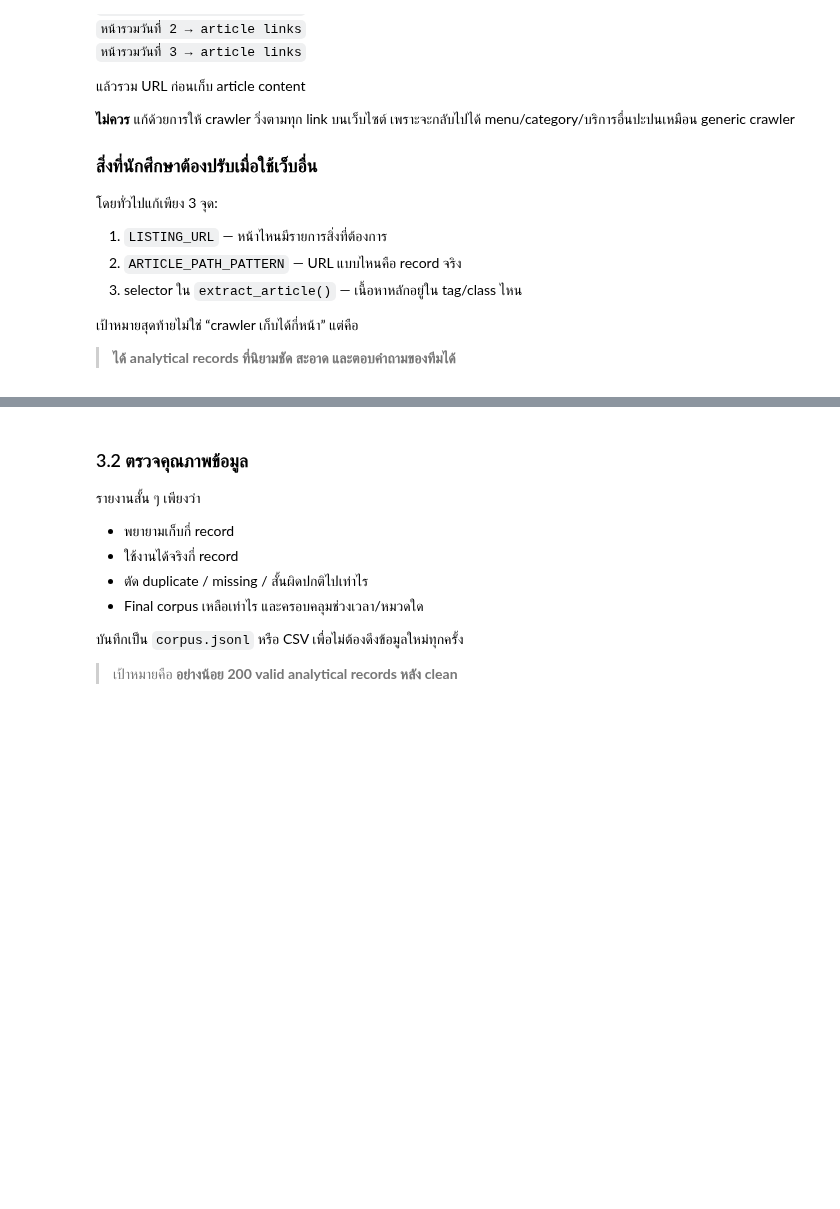
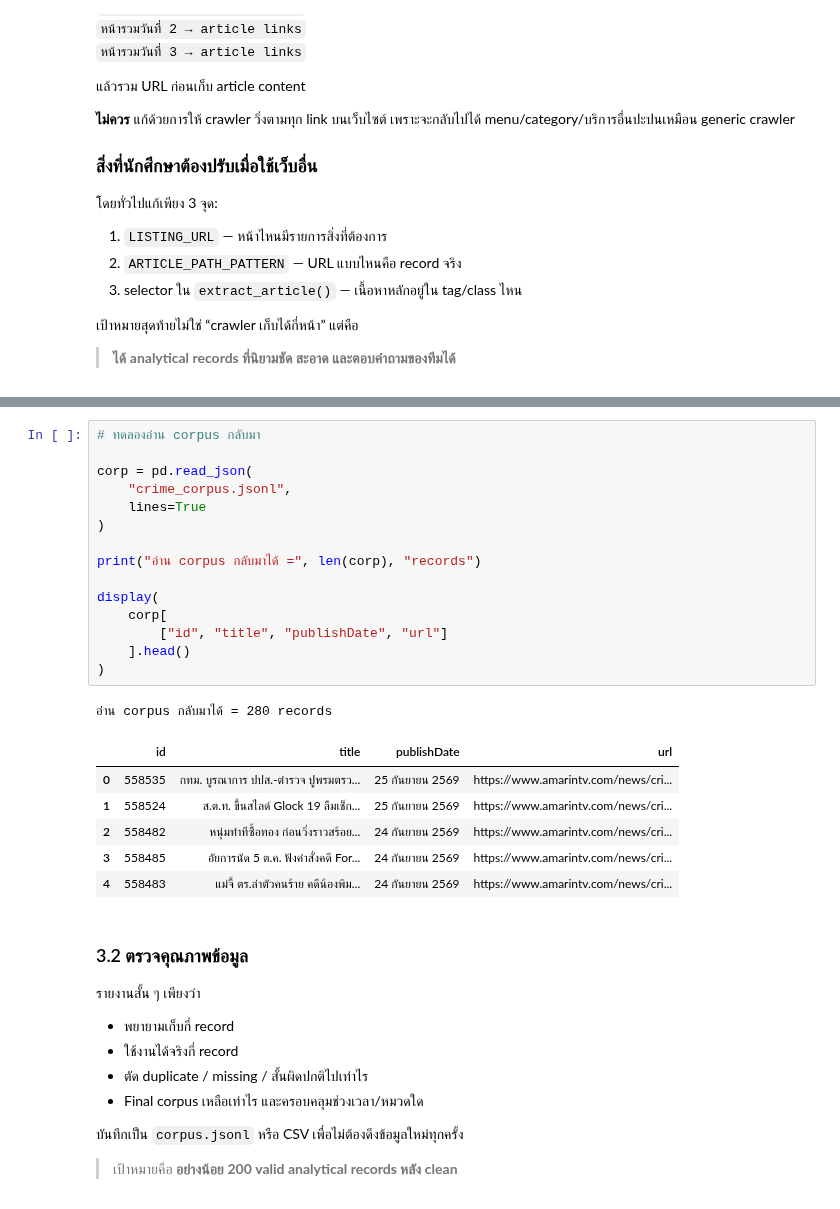
Before and after one commit to doperjerr/Project1-Text_Analytics69, a Jupyter notebook: project1_text_analytics69.ipynb, the cells around one changed output, grey strips where cells are left out. Saved outputs shown, nothing was run; the diff lists cells and outputs as text; blank space fills up the shorter version.

```diff
--- a/project1_text_analytics69.ipynb
+++ b/project1_text_analytics69.ipynb
@@ -3028,3 +3626,26 @@ corp = pd.read_json("corpus.jsonl", lines=True)
+# %%
+# ทดลองอ่าน corpus กลับมา
+
+corp = pd.read_json(
+    "crime_corpus.jsonl",
+    lines=True
+)
+
+print("อ่าน corpus กลับมาได้ =", len(corp), "records")
+
+display(
+    corp[
+        ["id", "title", "publishDate", "url"]
+    ].head()
+)
+# %% [output]
+อ่าน corpus กลับมาได้ = 280 records
+|  | id | title | publishDate | url |
+| 0 | 558535 | กทม. บูรณาการ ปปส.-ตำรวจ ปูพรมตรว... | 25 กันยายน 2569 | https://www.amarintv.com/news/cri... |
+| 1 | 558524 | ส.ต.ท. ขึ้นสไลด์ Glock 19 ลืมเช็ก... | 25 กันยายน 2569 | https://www.amarintv.com/news/cri... |
+| 2 | 558482 | หนุ่มทำทีซื้อทอง ก่อนวิ่งราวสร้อย... | 24 กันยายน 2569 | https://www.amarintv.com/news/cri... |
+| 3 | 558485 | อัยการนัด 5 ต.ค. ฟังคำสั่งคดี For... | 24 กันยายน 2569 | https://www.amarintv.com/news/cri... |
+| 4 | 558483 | แม่จี้ ตร.ล่าตัวคนร้าย คดีน้องพิม... | 24 กันยายน 2569 | https://www.amarintv.com/news/cri... |
 # %% [markdown]
 ### 3.2 ตรวจคุณภาพข้อมูล
 
```
Also changed, not shown: parts of 13 cells of this notebook.
